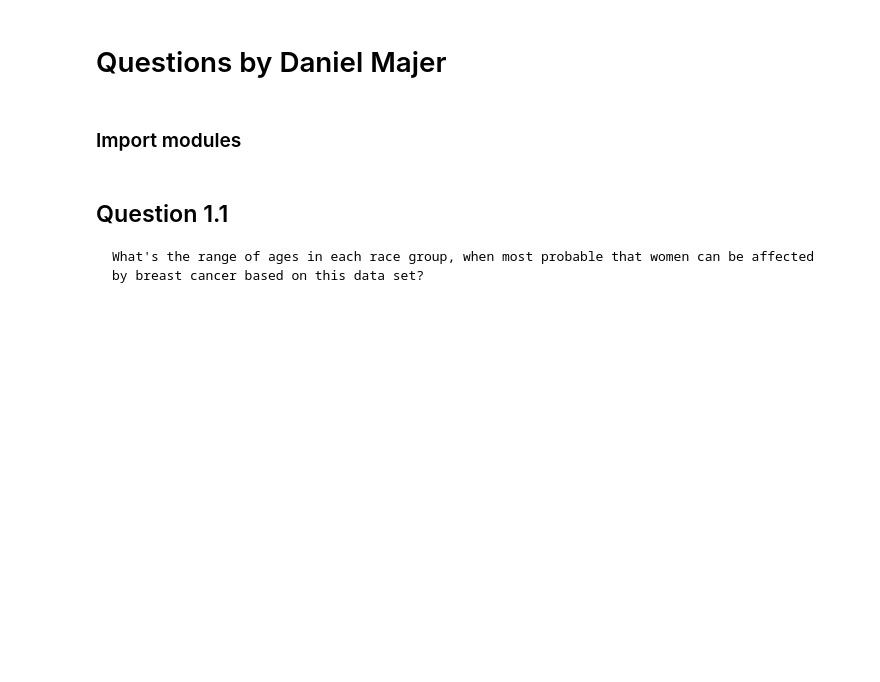
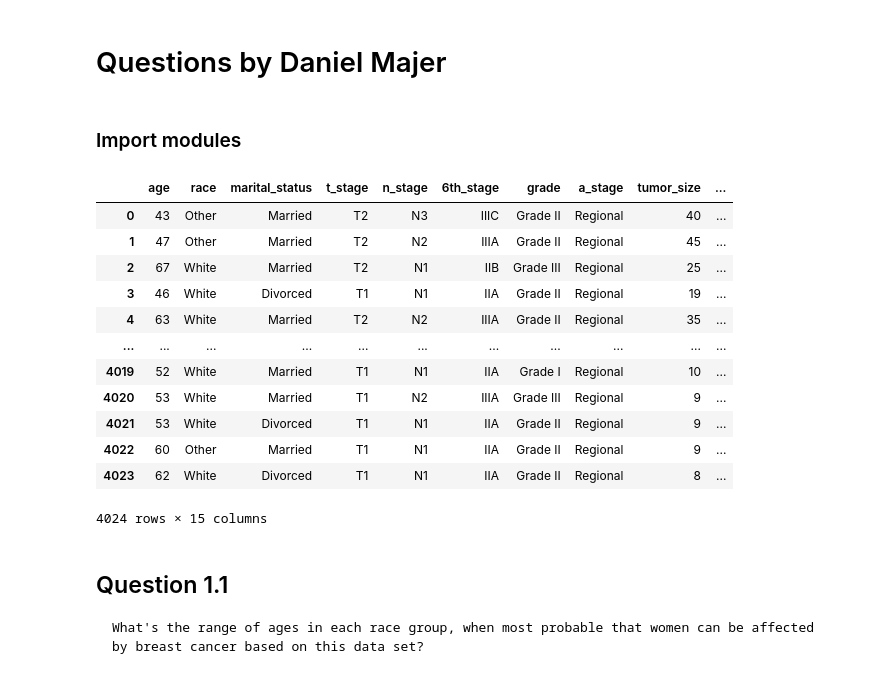
Before and after one commit to AniValle/Pandas_statistics_pt2, a Jupyter notebook: 2-Daniel_Majer.ipynb, the cells around one changed output. Drawn from its saved outputs; the diff is of its cells as text; code cells hidden in the pictures; blank space fills up the shorter version.

Commit message:
fixed unnamed 0: column in 0-..

```diff
--- a/2-Daniel_Majer.ipynb
+++ b/2-Daniel_Majer.ipynb
@@ -5,14 +5,29 @@
 # %%
 import pandas as pd
 import numpy as np
 from matplotlib import pyplot as plt
 from typing import Callable
 
 import warnings
 warnings.simplefilter(action='ignore', category=FutureWarning)
 warnings.simplefilter(action='ignore', category=UserWarning)
 
-tidy_data: pd.DataFrame = pd.read_csv('./data/tidy_seer_breast_cancer_dataset.csv')
+tidy_data: pd.DataFrame = pd.read_csv('./data/tidy_seer_breast_cancer_dataset.csv', sep=',')
+tidy_data
+# %% [output]
+|  | age | race | marital_status | t_stage | n_stage | 6th_stage | grade | a_stage | tumor_size | ... |
+| 0 | 43 | Other | Married | T2 | N3 | IIIC | Grade II | Regional | 40 | ... |
+| 1 | 47 | Other | Married | T2 | N2 | IIIA | Grade II | Regional | 45 | ... |
+| 2 | 67 | White | Married | T2 | N1 | IIB | Grade III | Regional | 25 | ... |
+| 3 | 46 | White | Divorced | T1 | N1 | IIA | Grade II | Regional | 19 | ... |
+| 4 | 63 | White | Married | T2 | N2 | IIIA | Grade II | Regional | 35 | ... |
+| ... | ... | ... | ... | ... | ... | ... | ... | ... | ... | ... |
+| 4019 | 52 | White | Married | T1 | N1 | IIA | Grade I | Regional | 10 | ... |
+| 4020 | 53 | White | Married | T1 | N2 | IIIA | Grade III | Regional | 9 | ... |
+| 4021 | 53 | White | Divorced | T1 | N1 | IIA | Grade II | Regional | 9 | ... |
+| 4022 | 60 | Other | Married | T1 | N1 | IIA | Grade II | Regional | 9 | ... |
+| 4023 | 62 | White | Divorced | T1 | N1 | IIA | Grade II | Regional | 8 | ... |
+4024 rows × 15 columns
 # %% [markdown]
 ## Question 1.1
     What's the range of ages in each race group, when most probable that women can be affected by breast cancer based on this data set?
```
Also changed, not shown: 3 other files.
